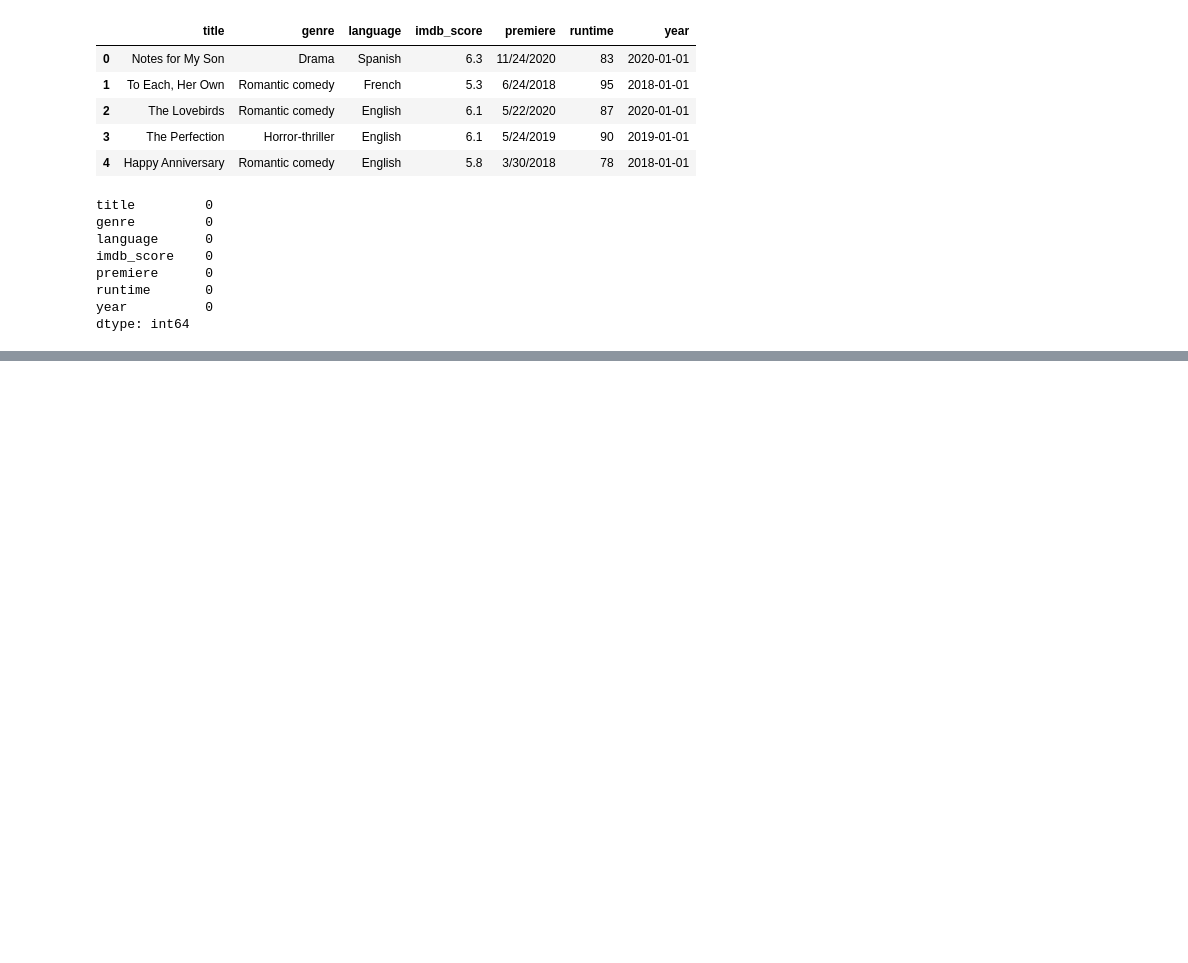
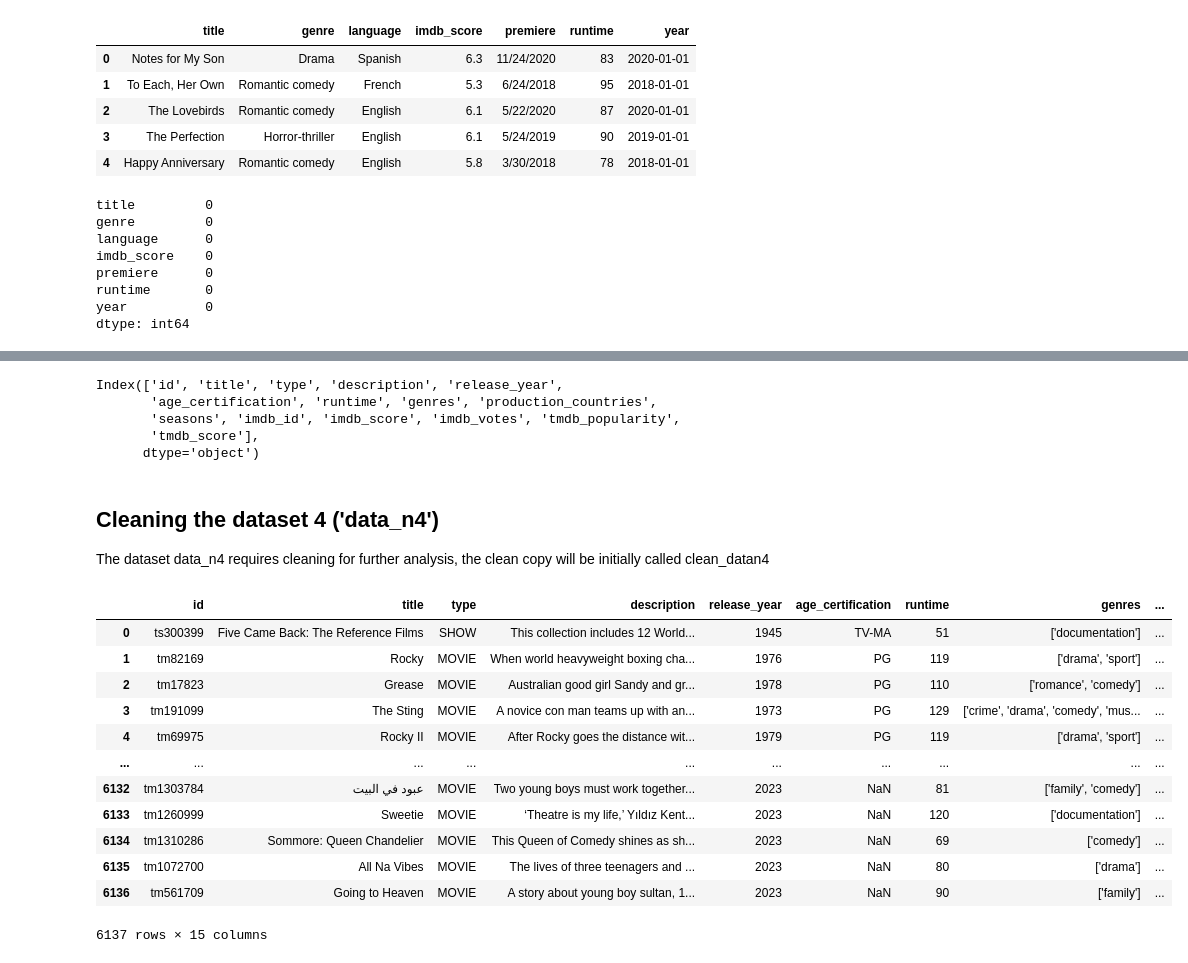
Before and after one commit to r41ss4/rennes_ba, a Jupyter notebook: cleaning.ipynb, the cells around one changed output, grey strips where cells are left out. Saved outputs shown, nothing was run; the diff lists cells and outputs as text; code cells hidden in the pictures; blank space fills up the shorter version.

Commit message:
Added dataset 4 and cleaned it by Tere, integrated in cleaning.ipynb

```diff
--- a/cleaning.ipynb
+++ b/cleaning.ipynb
@@ -767,0 +771,2 @@ clean_datan3.to_csv('clean_datan3.csv', index=False)
+# %%
+data_n4= pd.read_csv("data_n4.csv")
@@ -767,0 +806,30 @@ clean_datan3.to_csv('clean_datan3.csv', index=False)
+# %%
+data_n4.columns
+# %% [output]
+Index(['id', 'title', 'type', 'description', 'release_year',
+       'age_certification', 'runtime', 'genres', 'production_countries',
+       'seasons', 'imdb_id', 'imdb_score', 'imdb_votes', 'tmdb_popularity',
+       'tmdb_score'],
+      dtype='object')
+# %% [markdown]
+## Cleaning the dataset 4 ('data_n4')
+The dataset data_n4 requires cleaning for further analysis, the clean copy will be initially called clean_datan4
+# %%
+# Make a copy of clean_datan4 to clean
+clean_datan4 = data_n4
+# %%
+clean_datan4.drop_duplicates()
+# %% [output]
+|  | id | title | type | description | release_year | age_certification | runtime | genres | ... |
+| 0 | ts300399 | Five Came Back: The Reference Films | SHOW | This collection includes 12 World... | 1945 | TV-MA | 51 | ['documentation'] | ... |
+| 1 | tm82169 | Rocky | MOVIE | When world heavyweight boxing cha... | 1976 | PG | 119 | ['drama', 'sport'] | ... |
+| 2 | tm17823 | Grease | MOVIE | Australian good girl Sandy and gr... | 1978 | PG | 110 | ['romance', 'comedy'] | ... |
+| 3 | tm191099 | The Sting | MOVIE | A novice con man teams up with an... | 1973 | PG | 129 | ['crime', 'drama', 'comedy', 'mus... | ... |
+| 4 | tm69975 | Rocky II | MOVIE | After Rocky goes the distance wit... | 1979 | PG | 119 | ['drama', 'sport'] | ... |
+| ... | ... | ... | ... | ... | ... | ... | ... | ... | ... |
+| 6132 | tm1303784 | عبود في البيت | MOVIE | Two young boys must work together... | 2023 | NaN | 81 | ['family', 'comedy'] | ... |
+| 6133 | tm1260999 | Sweetie | MOVIE | ‘Theatre is my life,’ Yıldız Kent... | 2023 | NaN | 120 | ['documentation'] | ... |
+| 6134 | tm1310286 | Sommore: Queen Chandelier | MOVIE | This Queen of Comedy shines as sh... | 2023 | NaN | 69 | ['comedy'] | ... |
+| 6135 | tm1072700 | All Na Vibes | MOVIE | The lives of three teenagers and ... | 2023 | NaN | 80 | ['drama'] | ... |
+| 6136 | tm561709 | Going to Heaven | MOVIE | A story about young boy sultan, 1... | 2023 | NaN | 90 | ['family'] | ... |
+6137 rows × 15 columns
```
Also changed, not shown: parts of 28 cells of this notebook, 1 other file.
